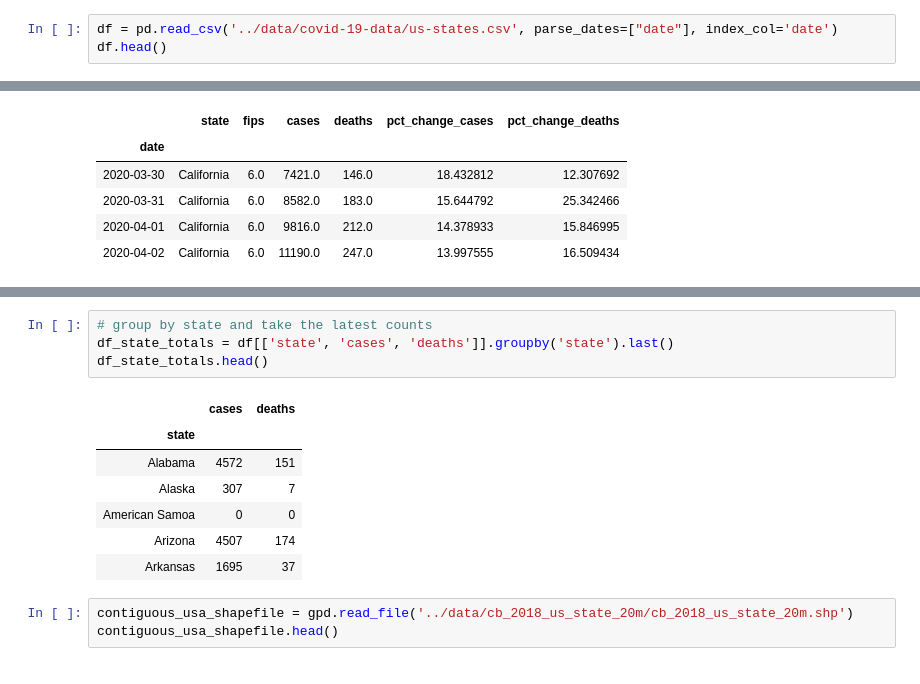
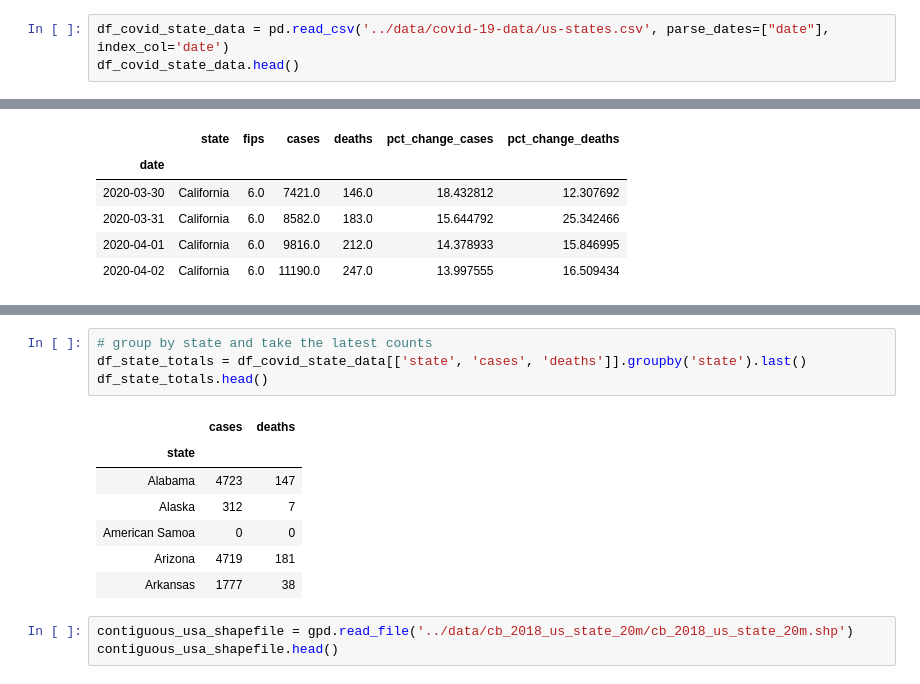
Before and after one commit to ajuljulian/covid-viz, a Jupyter notebook: notebooks/covid19-viz-us-states-1.ipynb, the cells around one changed output, grey strips where cells are left out. Saved outputs shown, nothing was run; the diff lists cells and outputs as text.

```diff
--- a/notebooks/covid19-viz-us-states-1.ipynb
+++ b/notebooks/covid19-viz-us-states-1.ipynb
@@ -22,8 +25,8 @@ output_notebook()
 Loading BokehJS ...
 [interactive output not drawn]
 # %%
-df = pd.read_csv('../data/covid-19-data/us-states.csv', parse_dates=["date"], index_col='date')
-df.head()
+df_covid_state_data = pd.read_csv('../data/covid-19-data/us-states.csv', parse_dates=["date"], index_col='date')
+df_covid_state_data.head()
 # %% [output]
 |  | state | fips | cases | deaths |
 | date |  |  |  |  |
@@ -143,16 +146,16 @@ def modify_doc(doc):
 show(modify_doc)
 # %%
 # group by state and take the latest counts
-df_state_totals = df[['state', 'cases', 'deaths']].groupby('state').last()
+df_state_totals = df_covid_state_data[['state', 'cases', 'deaths']].groupby('state').last()
 df_state_totals.head()
 # %% [output]
 |  | cases | deaths |
 | state |  |  |
-| Alabama | 4572 | 151 |
-| Alaska | 307 | 7 |
+| Alabama | 4723 | 147 |
+| Alaska | 312 | 7 |
 | American Samoa | 0 | 0 |
-| Arizona | 4507 | 174 |
-| Arkansas | 1695 | 37 |
+| Arizona | 4719 | 181 |
+| Arkansas | 1777 | 38 |
 # %%
 contiguous_usa_shapefile = gpd.read_file('../data/cb_2018_us_state_20m/cb_2018_us_state_20m.shp')
 contiguous_usa_shapefile.head()
```
Also changed, not shown: parts of 9 cells of this notebook, 4 other files.
